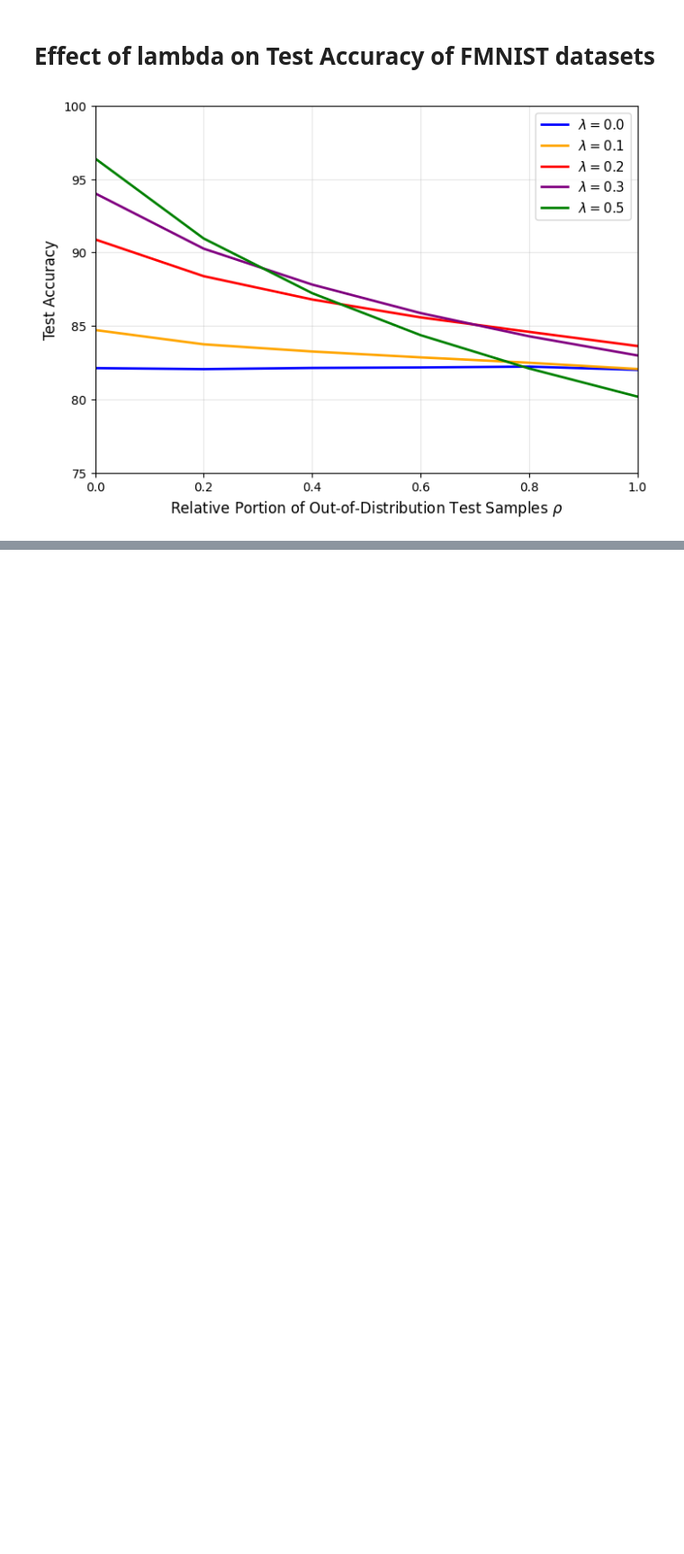
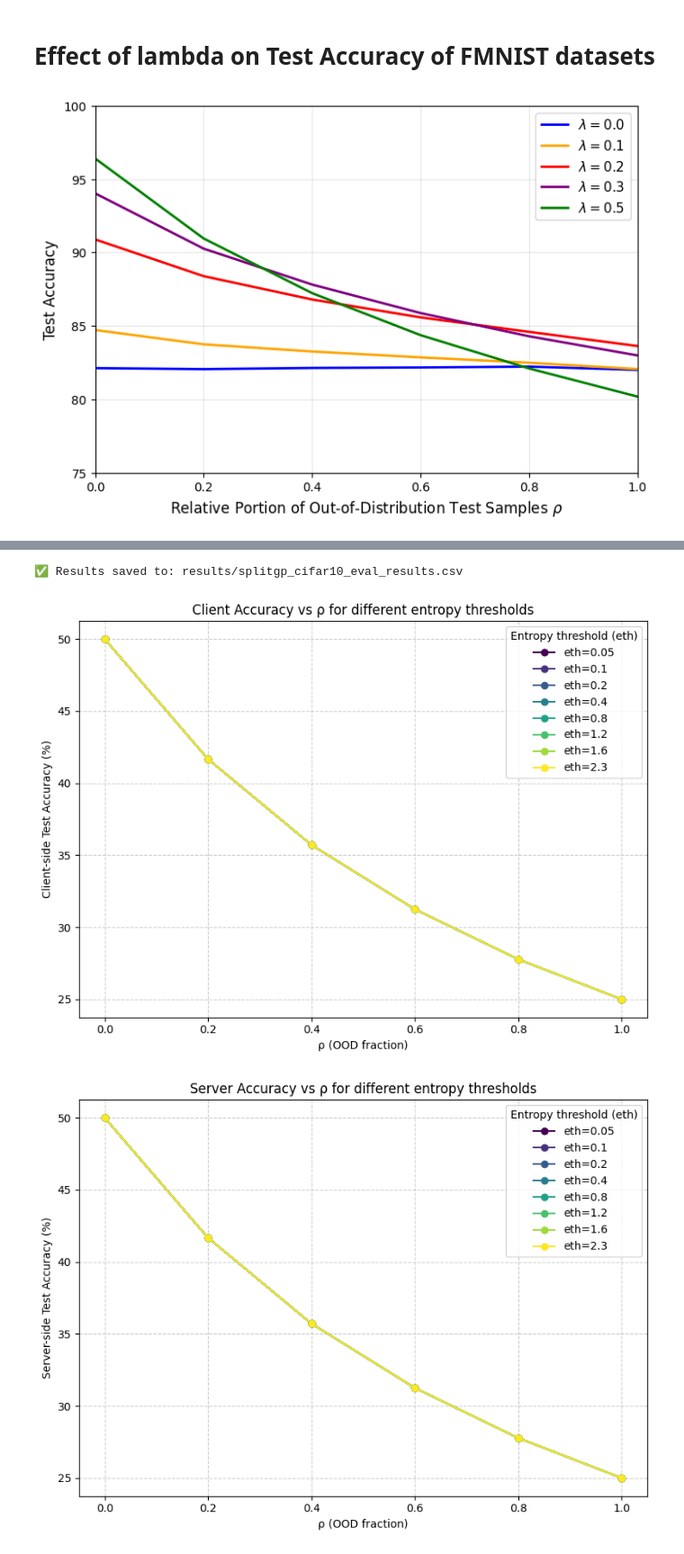
Before and after one commit to iffishells/FL-JointPG--inference-stage-optimization-WirelessEdge, a Jupyter notebook: code/main.ipynb, the cells around one changed output, grey strips where cells are left out. Shown at 90% size. Saved outputs shown, nothing was run; the diff lists cells and outputs as text; code cells hidden in the pictures; blank space fills up the shorter version.

```diff
--- a/code/main.ipynb
+++ b/code/main.ipynb
@@ -85,0 +399,69 @@ df_fmnist_combined
+# %%
+
+import pandas as pd
+import matplotlib.pyplot as plt
+import os
+
+# --- Convert list of dicts to DataFrame ---
+df_results = pd.DataFrame(results)
+
+# Ensure values are floats
+for col in ["client_acc", "server_acc", "combined_acc"]:
+    df_results[col] = df_results[col].astype(float)
+
+# --- Save to CSV ---
+os.makedirs("results", exist_ok=True)
+csv_path = "results/splitgp_cifar10_eval_results.csv"
+df_results.to_csv(csv_path, index=False)
+print(f"\n✅ Results saved to: {csv_path}")
+
+# --- Plot configuration ---
+plt.style.use("seaborn-v0_8-muted")
+eth_values = sorted(df_results["eth"].unique())
+colors = plt.cm.viridis(np.linspace(0, 1, len(eth_values)))
+
+# --- Plot 1: Client-side accuracy vs rho ---
+plt.figure(figsize=(8, 6))
+for i, eth in enumerate(eth_values):
+    df_eth = df_results[df_results["eth"] == eth]
+    plt.plot(df_eth["rho"], df_eth["client_acc"], marker="o", color=colors[i], label=f"eth={eth}")
+plt.xlabel("ρ (OOD fraction)")
+plt.ylabel("Client-side Test Accuracy (%)")
+plt.title("Client Accuracy vs ρ for different entropy thresholds")
+plt.legend(title="Entropy threshold (eth)")
+plt.grid(True, linestyle="--", alpha=0.6)
+plt.tight_layout()
+plt.savefig("results/client_accuracy_vs_rho.png", dpi=300)
+plt.show()
+
+# --- Plot 2: Server-side accuracy vs rho ---
+plt.figure(figsize=(8, 6))
+for i, eth in enumerate(eth_values):
+    df_eth = df_results[df_results["eth"] == eth]
+    plt.plot(df_eth["rho"], df_eth["server_acc"], marker="o", color=colors[i], label=f"eth={eth}")
+plt.xlabel("ρ (OOD fraction)")
+plt.ylabel("Server-side Test Accuracy (%)")
+plt.title("Server Accuracy vs ρ for different entropy thresholds")
+plt.legend(title="Entropy threshold (eth)")
+plt.grid(True, linestyle="--", alpha=0.6)
+plt.tight_layout()
+plt.savefig("results/server_accuracy_vs_rho.png", dpi=300)
+plt.show()
+
+# --- Plot 3: Combined accuracy vs rho ---
+plt.figure(figsize=(8, 6))
+for i, eth in enumerate(eth_values):
+    df_eth = df_results[df_results["eth"] == eth]
+    plt.plot(df_eth["rho"], df_eth["combined_acc"], marker="o", color=colors[i], label=f"eth={eth}")
+plt.xlabel("ρ (OOD fraction)")
+plt.ylabel("Combined Test Accuracy (%)")
+plt.title("Combined Accuracy vs ρ for different entropy thresholds")
+plt.legend(title="Entropy threshold (eth)")
+plt.grid(True, linestyle="--", alpha=0.6)
+plt.tight_layout()
+plt.savefig("results/combined_accuracy_vs_rho.png", dpi=300)
+plt.show()
+# %% [output]
+✅ Results saved to: results/splitgp_cifar10_eval_results.csv
+[figure, added]
+[figure, added]
```
Also changed, not shown: parts of 10 cells of this notebook.
